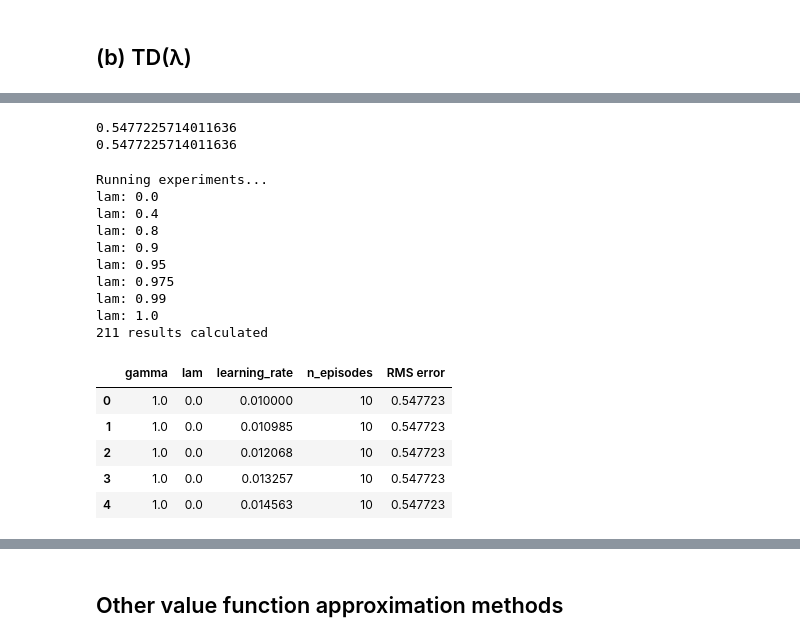
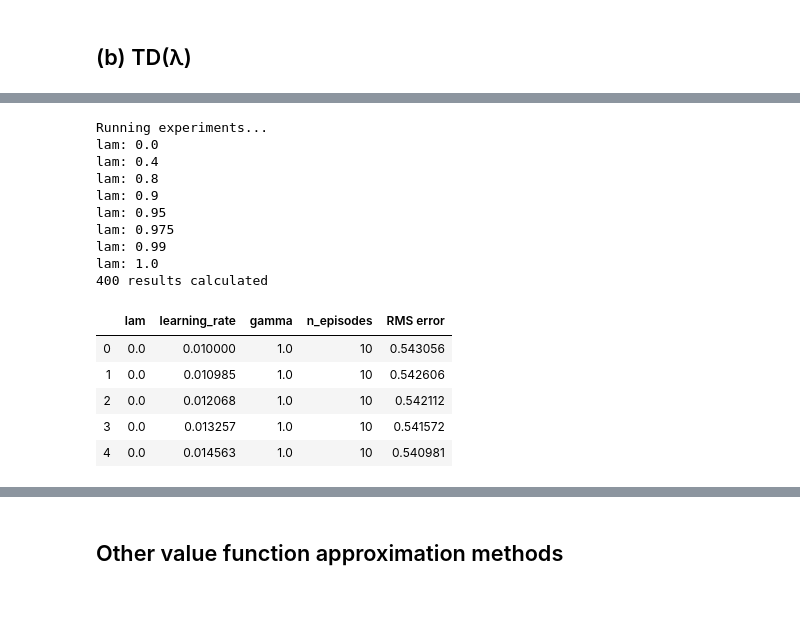
Before and after one commit to billtubbs/game-learner, a Jupyter notebook: Development-of-TD-Lambda-algorithm.ipynb, the cells around one changed output, grey strips where cells are left out. Cells and saved outputs as stored; diff of their text form; code cells hidden in the pictures; blank space fills up the shorter version.

```diff
--- a/Development-of-TD-Lambda-algorithm.ipynb
+++ b/Development-of-TD-Lambda-algorithm.ipynb
@@ -1010,7 +1010,7 @@ def run_random_walk_with_td_lambda(lam=0.5, learning_rate=0.01, gamma=1.0,
         })
         eligibility = pd.Series(0.0, index=value_function.index)
 
-        for episode in range(0, n_runs):
+        for episode in range(0, n_episodes):
             game.reset()
             prev_state = game.generate_state_key(game.start_state, role)
             prev_reward = None
@@ -1065,6 +1069,6 @@ for i in range(2):
 # %%
 # Run many repetitions with varying parameter values
-n_reps = 20  # Textbook uses 100
+n_reps = 10  # Textbook uses 100
 n_states = 19
 seed = 1
 
@@ -1072,9 +1076,9 @@ seed = 1
 lam_values = [0.0, 0.4, 0.8, 0.9, 0.95, 0.975, 0.99, 1.0]
 
 # Full range of alpha values
-alpha_values = np.logspace(-2, 0, 50)
+#alpha_values = np.logspace(-2, 0, 50)
 # For a quicker test use less points:
-# alpha_values = np.arange(0, 1.1, 0.1)
+alpha_values = np.arange(0, 1.1, 0.1)
 
 # Use this dictionary to accumulate the results
 avg_rms_errors = {}
@@ -1264,7 +1220,7 @@ while not game.game_over:
     else:
         reward = game.get_terminal_rewards()[role]
     next_state = game.generate_state_key(game.state, role)
-    print(f"{prev_state} -> {current_state}, {reward}")
+    print(f"{state} -> {next_state}, {reward}")
 
     features_next_state = pd.Series({
         s: 1.0 if s == next_state else 0.0 for s in game.states
@@ -1276,7 +1232,7 @@ while not game.game_over:
         lam, gamma, learning_rate
     )
 
-    prev_state = current_state
+    state = next_state
     prev_reward = reward
 
     # Update timestep
@@ -1333,27 +1289,26 @@ def run_random_walk_with_true_online_td_lambda(lam=0.5, learning_rate=0.01, gamm
     terminal_rewards = {'T1': -1.0, 'T2': 1.0}
     game = RandomWalkGame(size=size, terminal_rewards=terminal_rewards)
     role = 1
+    true_values = calculate_true_values(game)
+    states = np.array(game.states)
 
     # Dedicated random number generator
-    rng = random.Random(seed)
+    rng = np.random.RandomState(seed)
 
     # Repeat n_reps times
     rms_errors = []
     for repetition in range(n_reps):
         # Initialise value function
-        weights = pd.Series({
-            s: 0.0 if s in game.terminal_states else initial_value
-            for s in game.states
-        })
-        z = pd.Series(0.0, index=weights.index)
+        weights = np.array([0.0 if s in game.terminal_states else initial_value
+                            for s in game.states])
+        z = np.zeros_like(weights)
 
-        for episode in range(0, n_runs):
+        for episode in range(0, n_episodes):
             game.reset()
             state = game.generate_state_key(game.start_state, role)
-            prev_reward = None
-            features = pd.Series({
-                s: 1.0 if s == state else 0.0 for s in game.states
-            })
+            features = np.array([1.0 if s == state else 0.0 for s in game.states])
+            features_next_state = np.zeros_like(features)
+            values = np.zeros_like(features)
             value_old = 0.0
             t = 0
             while not game.game_over:
@@ -1367,11 +1322,10 @@ def run_random_walk_with_true_online_td_lambda(lam=0.5, learning_rate=0.01, gamm
                     reward = game.get_rewards()[role]
                 else:
                     reward = game.get_terminal_rewards()[role]
-                current_state = game.generate_state_key(game.state, role)
-
-                features_next_state = pd.Series({
-                    s: 1.0 if s == next_state else 0.0 for s in game.states
-                })
+                next_state = game.generate_state_key(game.state, role)
+                features_next_state = (states == next_state).astype(float)
+                # Note the above is slightly faster than but equivalent to:
+                # features_next_state[:] = [1.0 if s == next_state else 0.0 for s in game.states]
 
                 value_old = true_online_td_lambda_weight_update(
                     weights, features_next_state, features,
@@ -1379,21 +1333,12 @@ def run_random_walk_with_true_online_td_lambda(lam=0.5, learning_rate=0.01, gamm
                     lam, gamma, learning_rate
                 )
 
-                prev_state = current_state
-                prev_reward = reward
-
                 # Update timestep
                 t += 1
 
             # Average RMS error at end of each episode
-            values = {}
-            for state in game.states:
-                features = pd.Series({
-                    s: 1.0 if s == state else 0.0 for s in game.states
-                })
-                values[state] = np.dot(weights, features)
-            values = pd.Series(values)[1:size+1]
-            rms_error = calculate_rms_error(values, true_values)
+            # (Note: In this experiment, the weights are the values)
+            rms_error = calculate_rms_error(weights[1:-1], true_values)
             rms_errors.append(rms_error)
 
         # All episodes complete
@@ -1415,14 +1360,10 @@ def run_random_walk_with_true_online_td_lambda(lam=0.5, learning_rate=0.01, gamm
 for i in range(2):
     # Check repeatable
     params, rms_error = run_random_walk_with_true_online_td_lambda(seed=1)
-    print(rms_error)
-    #assert rms_error == 0.5477225714011636
+    assert rms_error == 0.539033518981302
-# %% [output]
-0.5477225714011636
-0.5477225714011636
 # %%
 # Run many repetitions with varying parameter values
-n_reps = 1  # Textbook uses 100
+n_reps = 20  # Textbook uses 100
 n_states = 19
 seed = 1
 
@@ -1432,7 +1373,7 @@ lam_values = [0.0, 0.4, 0.8, 0.9, 0.95, 0.975, 0.99, 1.0]
 # Full range of alpha values
 alpha_values = np.logspace(-2, 0, 50)
 # For a quicker test use less points:
-# alpha_values = np.arange(0, 1.1, 0.1)
+#alpha_values = np.logspace(-2, 0, 10)
 
 # Use this dictionary to accumulate the results
 avg_rms_errors = {}
@@ -1441,40 +1382,40 @@ print(f"Running experiments...")
 for lam in lam_values:
     print(f"lam: {lam}")
     for alpha in alpha_values:
         params, avg_rms_error = \
             run_random_walk_with_true_online_td_lambda(lam=lam,
                                                        learning_rate=alpha,
                                                        n_reps=n_reps,
                                                        size=n_states,
                                                        seed=seed)
         avg_rms_errors[tuple(params.items())] = avg_rms_error
         if avg_rms_error > 1.5:
             break  # Saves time
 
 print(f"{len(avg_rms_errors)} results calculated")
 param_values = [dict(x) for x in avg_rms_errors.keys()]
 rms_error_values = list(avg_rms_errors.values())
 results_df = pd.concat([pd.DataFrame(param_values),
                         pd.Series(rms_error_values, name='RMS error')],
                        axis=1)
 results_df.head()
 # %% [output]
 Running experiments...
 lam: 0.0
 lam: 0.4
 lam: 0.8
 lam: 0.9
 lam: 0.95
 lam: 0.975
 lam: 0.99
 lam: 1.0
-211 results calculated
+400 results calculated
-|  | gamma | lam | learning_rate | n_episodes | RMS error |
-| 0 | 1.0 | 0.0 | 0.010000 | 10 | 0.547723 |
-| 1 | 1.0 | 0.0 | 0.010985 | 10 | 0.547723 |
-| 2 | 1.0 | 0.0 | 0.012068 | 10 | 0.547723 |
-| 3 | 1.0 | 0.0 | 0.013257 | 10 | 0.547723 |
-| 4 | 1.0 | 0.0 | 0.014563 | 10 | 0.547723 |
+|  | lam | learning_rate | gamma | n_episodes | RMS error |
+| 0 | 0.0 | 0.010000 | 1.0 | 10 | 0.543056 |
+| 1 | 0.0 | 0.010985 | 1.0 | 10 | 0.542606 |
+| 2 | 0.0 | 0.012068 | 1.0 | 10 | 0.542112 |
+| 3 | 0.0 | 0.013257 | 1.0 | 10 | 0.541572 |
+| 4 | 0.0 | 0.014563 | 1.0 | 10 | 0.540981 |
 # %%
 # Plot results
 results_by_lam_value = results_df.groupby('lam')
```
Also changed, not shown: parts of 18 cells of this notebook.
